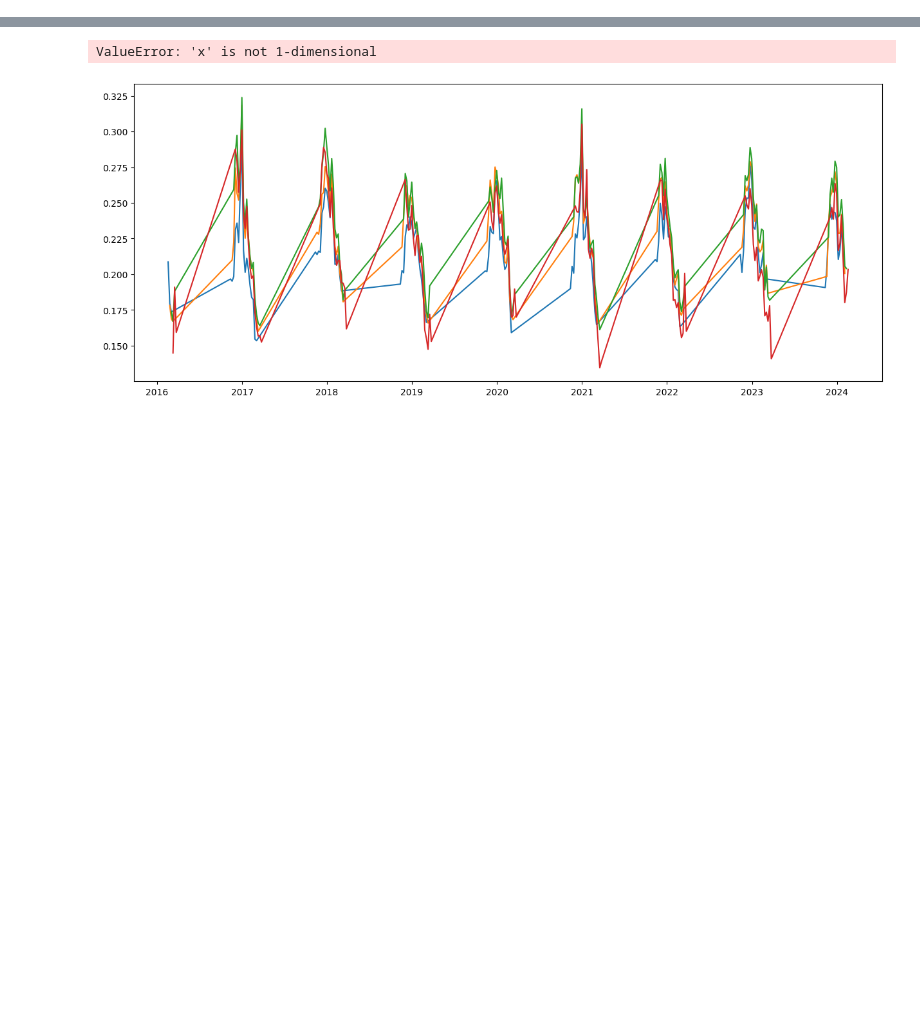
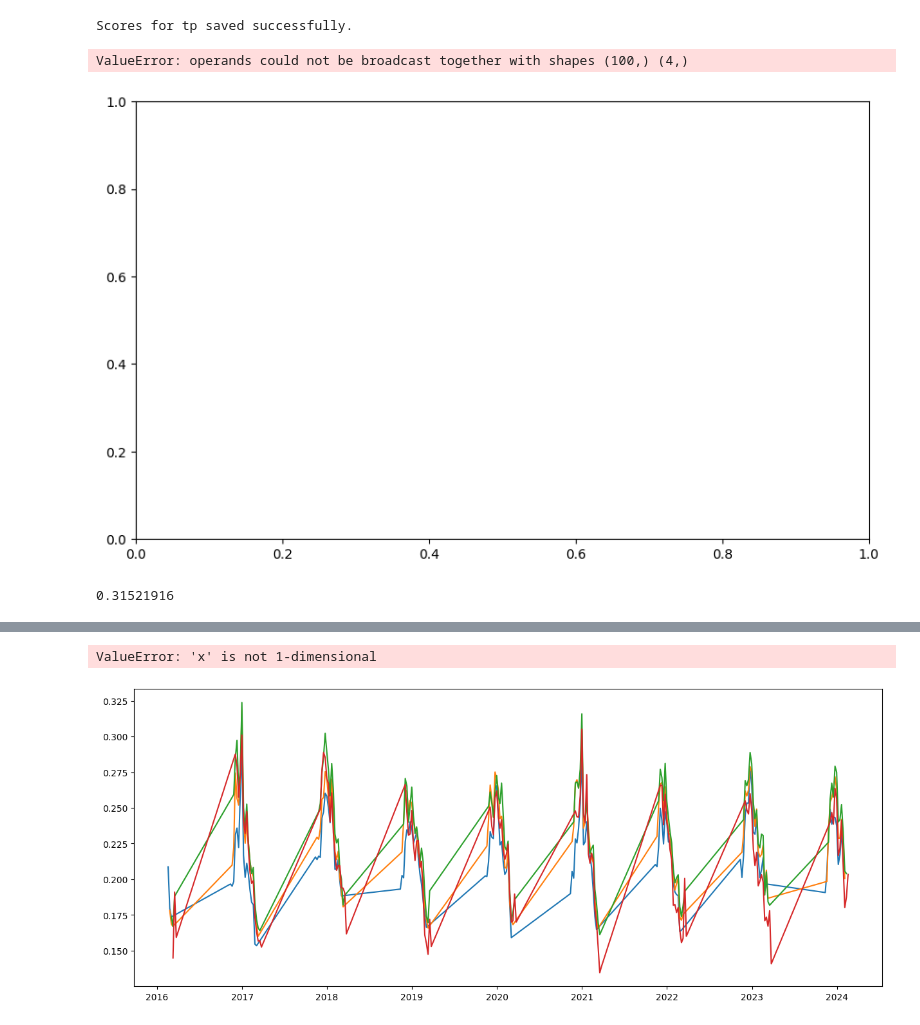
Before and after one commit to EmmaGau/extreme_events_forecasting, a Jupyter notebook: notebooks/ensemble_evaluation.ipynb, the cells around one changed output, grey strips where cells are left out. Drawn from its saved outputs; the diff is of its cells as text; code cells hidden in the pictures; blank space fills up the shorter version.

Commit message:
feat(Ensemble evaluation): evaluation of the ensemble

```diff
--- a/notebooks/ensemble_evaluation.ipynb
+++ b/notebooks/ensemble_evaluation.ipynb
@@ -16,4 +320,16 @@ import matplotlib.colors as mcolors
+# %%
+model.calculate_scores()
+# %% [output]
+Scores for tp saved successfully.
 # %%
+pred_files = ["/home/egauillard/extreme_events_forecasting/earthfomer_mediteranean/src/model/experiments/earthformer_era_20240820_142751_every_coarse_2005_twh/inference_plots/all_predictions.nc",
+              "/home/egauillard/extreme_events_forecasting/earthfomer_mediteranean/src/model/experiments/earthformer_era_20240818_171920_every_coarse_2005_10/inference_plots/all_predictions.nc",
+                "/home/egauillard/extreme_events_forecasting/earthfomer_mediteranean/src/model/experiments/earthformer_era_20240822_125058_every_coarse_17/inference_plots/all_predictions.nc",
+                "/home/egauillard/extreme_events_forecasting/earthfomer_mediteranean/src/model/experiments/earthformer_era_20240822_114852_every_coarse_16/inference_plots/all_predictions.nc"]
+
+
+
+
 pred_files = ["/home/egauillard/extreme_events_forecasting/earthfomer_mediteranean/src/model/experiments/earthformer_era_20240814_100758_2005_every_fine/inference_plots/all_predictions.nc",
               "/home/egauillard/extreme_events_forecasting/earthfomer_mediteranean/src/model/experiments/earthformer_era_20240822_002103_every_fine_14/inference_plots/all_predictions.nc",
                 "/home/egauillard/extreme_events_forecasting/earthfomer_mediteranean/src/model/experiments/earthformer_era_20240822_003448_every_fine_15/inference_plots/all_predictions.nc",
@@ -21,5 +337,9 @@ pred_files = ["/home/egauillard/extreme_events_forecasting/earthfomer_mediterane
                 "/home/egauillard/extreme_events_forecasting/earthfomer_mediteranean/src/model/experiments/earthformer_era_20240822_164613_every_fine_20/inference_plots/all_predictions.nc"]
 
 climatology_file = "/home/egauillard/extreme_events_forecasting/earthfomer_mediteranean/src/model/experiments/earthformer_era_20240822_003448_every_fine_15/inference_plots/all_climatology.nc"
+climatology_std = "/home/egauillard/extreme_events_forecasting/earthfomer_mediteranean/src/model/experiments/earthformer_era_20240822_003448_every_fine_15/inference_plots/all_climatology_std.nc"
 
 gt_file = "/home/egauillard/extreme_events_forecasting/earthfomer_mediteranean/src/model/experiments/earthformer_era_20240822_003448_every_fine_15/inference_plots/all_ground_truths.nc"
+# climatology_file = "/home/egauillard/extreme_events_forecasting/earthfomer_mediteranean/src/model/experiments/earthformer_era_20240814_102829_2005_coarse_input_fine_target_45/inference_plots/all_climatology.nc"
+
+# gt_file = "/home/egauillard/extreme_events_forecasting/earthfomer_mediteranean/src/model/experiments/earthformer_era_20240814_102829_2005_coarse_input_fine_target_45/inference_plots/all_ground_truths.nc"
@@ -25,0 +548,5 @@ gt_file = "/home/egauillard/extreme_events_forecasting/earthfomer_mediteranean/s
+# %%
+EnsembleVisualization(pred_files, climatology_file, climatology_std, gt_file, "/home/egauillard/extreme_events_forecasting/earthfomer_mediteranean/src/model/experiments/earthformer_era_20240822_003448_every_fine_15/inference_plots/").create_all_plots("tp")
+# %% [output]
+ValueError: operands could not be broadcast together with shapes (100,) (4,)
+[figure, added]
@@ -25,0 +577,4 @@ gt_file = "/home/egauillard/extreme_events_forecasting/earthfomer_mediteranean/s
+# %%
+gt_ds.values.flatten().min()
+# %% [output]
+0.31521916
```
Also changed, not shown: parts of 16 cells of this notebook, 2 other files.
